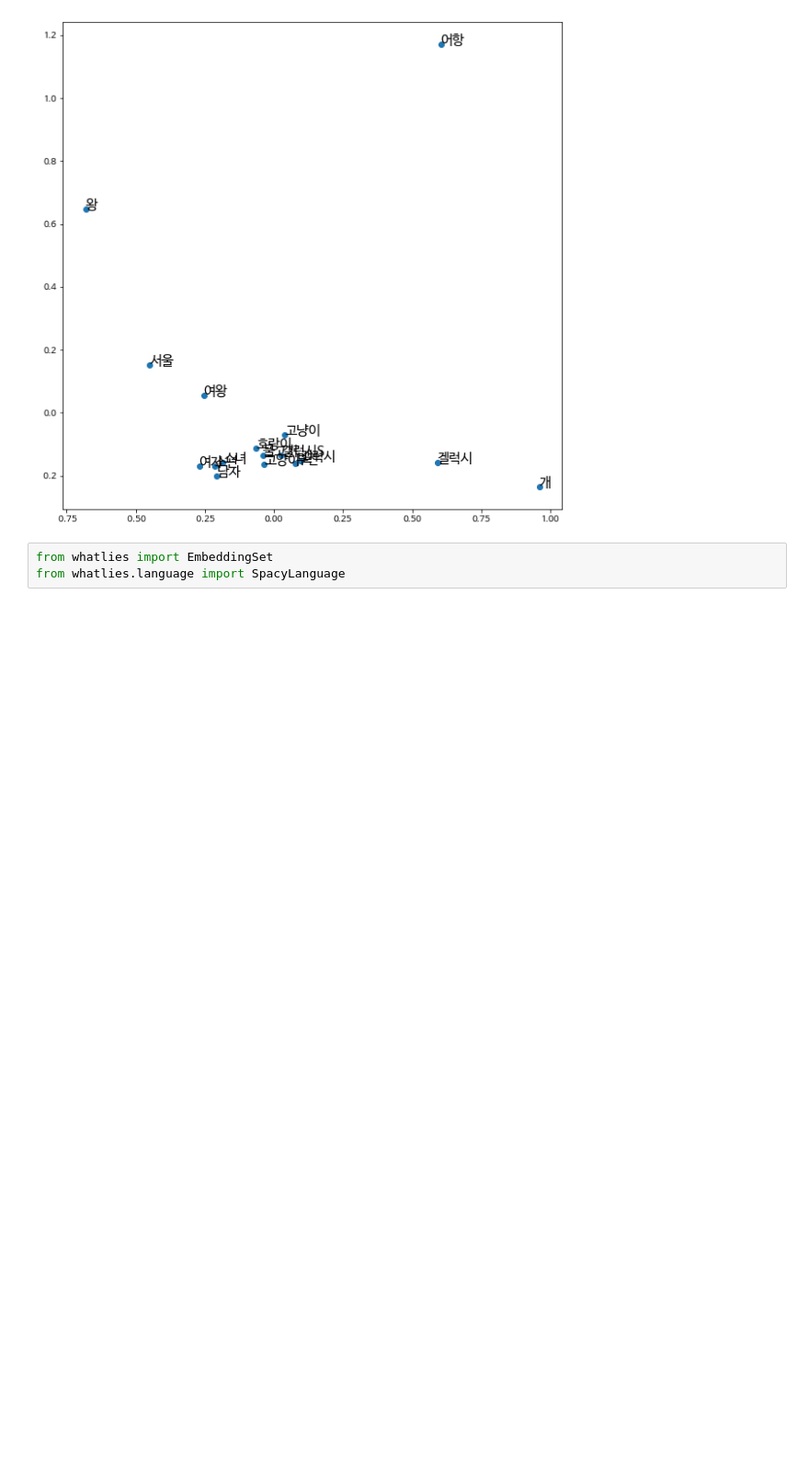
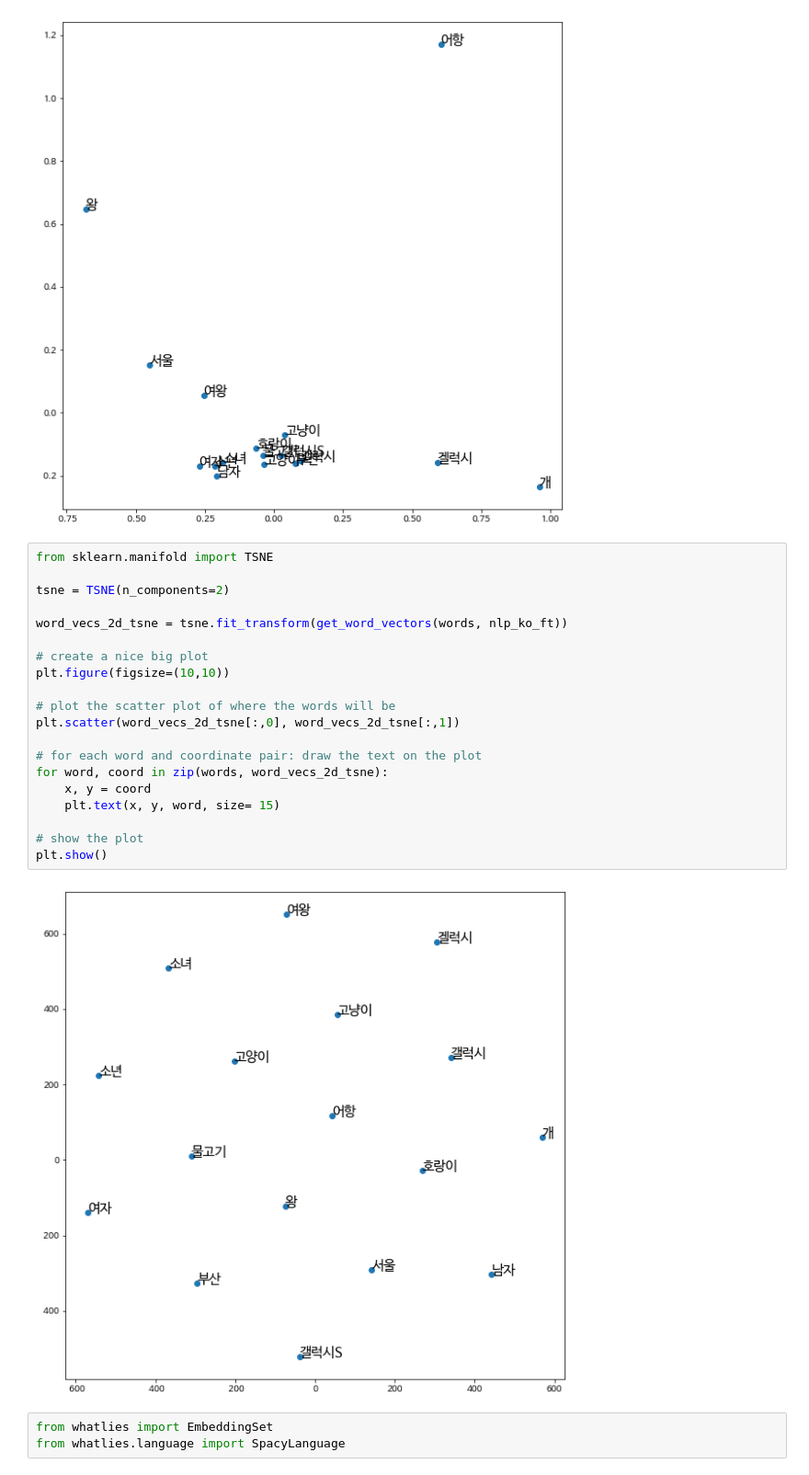
Before and after one commit to babelPish/slaw, a Jupyter notebook: spacy_basic/colab_notebooks/05_working_with_word_vectors.ipynb, the cells around one changed output. Shown at 92% size. Saved outputs shown, nothing was run; the diff lists cells and outputs as text; blank space fills up the shorter version.

```diff
--- a/spacy_basic/colab_notebooks/05_working_with_word_vectors.ipynb
+++ b/spacy_basic/colab_notebooks/05_working_with_word_vectors.ipynb
@@ -499,6 +499,28 @@ for word, coord in zip(words, word_vecs_2d):
 plt.show()
 # %% [output]
 [figure]
+# %%
+from sklearn.manifold import TSNE
+
+tsne = TSNE(n_components=2)
+
+word_vecs_2d_tsne = tsne.fit_transform(get_word_vectors(words, nlp_ko_ft))
+
+# create a nice big plot
+plt.figure(figsize=(10,10))
+
+# plot the scatter plot of where the words will be
+plt.scatter(word_vecs_2d_tsne[:,0], word_vecs_2d_tsne[:,1])
+
+# for each word and coordinate pair: draw the text on the plot
+for word, coord in zip(words, word_vecs_2d_tsne):
+    x, y = coord
+    plt.text(x, y, word, size= 15)
+
+# show the plot
+plt.show()
+# %% [output]
+[figure, added]
 # %%
 from whatlies import EmbeddingSet
 from whatlies.language import SpacyLanguage
```
